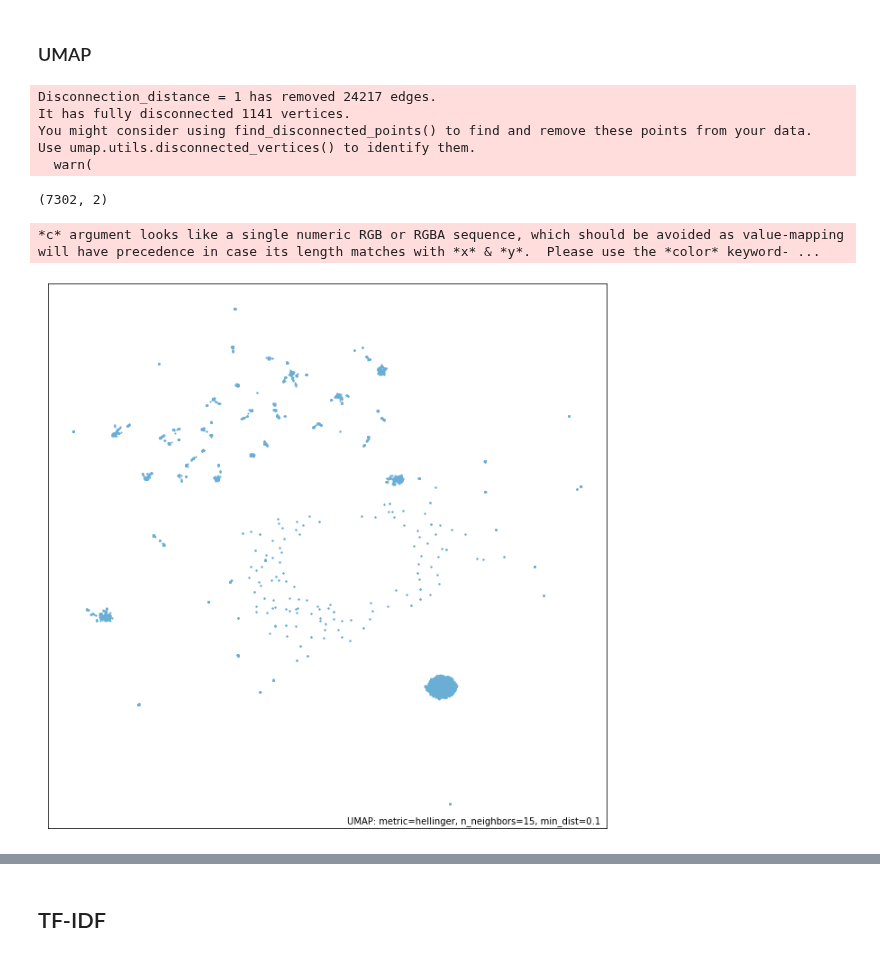
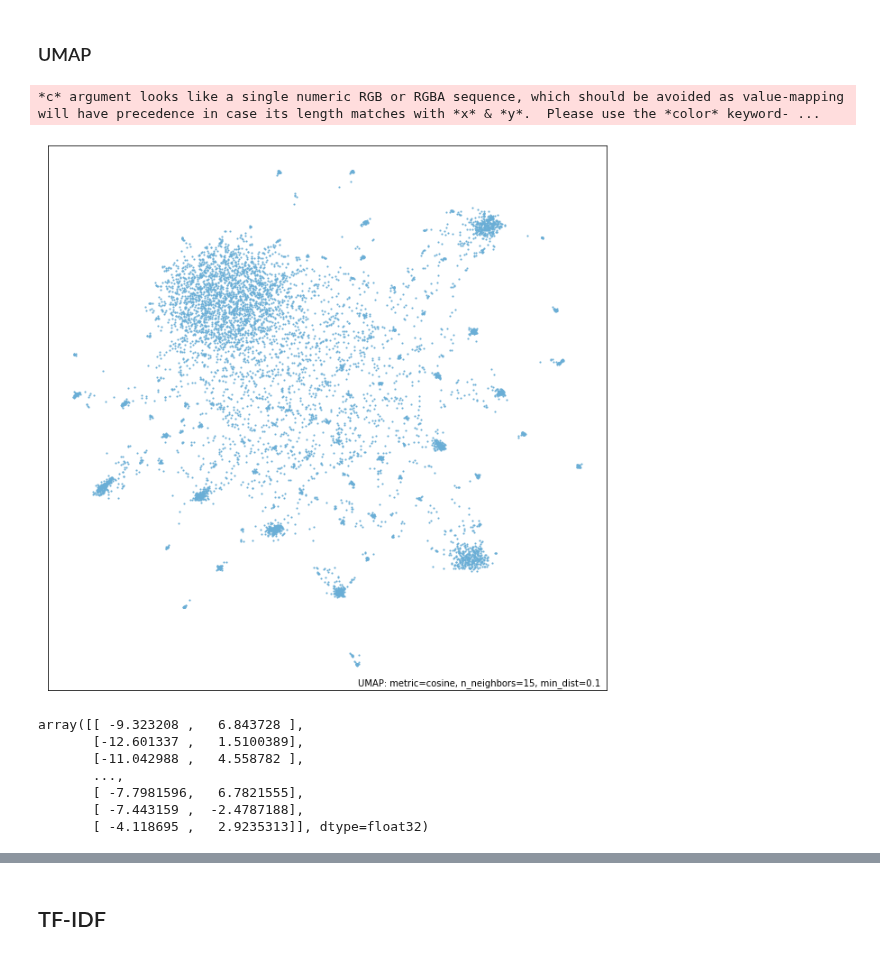
Before and after one commit to hanaCasey/BHVizData, a Jupyter notebook: exploration.ipynb, the cells around one changed output, grey strips where cells are left out. Saved outputs shown, nothing was run; the diff lists cells and outputs as text; code cells hidden in the pictures.

```diff
--- a/exploration.ipynb
+++ b/exploration.ipynb
@@ -98,19 +114,19 @@ import umap.plot
 # %%
-reducer = UMAP(n_components = 2, metric='hellinger')
+reducer = UMAP(random_state=42, n_components = 2, metric='cosine')
 
-embedding = reducer.fit(subject_doc_matrix)
+map = reducer.fit(subject_doc_matrix)
-# %% [output]
-Disconnection_distance = 1 has removed 24217 edges.
-It has fully disconnected 1141 vertices.
-You might consider using find_disconnected_points() to find and remove these points from your data.
-Use umap.utils.disconnected_vertices() to identify them.
-  warn(
-# %%
-embedding.embedding_.shape
-# %% [output]
-(7302, 2)
-# %%
-f = umap.plot.points(embedding)
-# %% [output]
-*c* argument looks like a single numeric RGB or RGBA sequence, which should be avoided as value-mapping will have precedence in case its length matches with *x* & *y*.  Please use the *color* keyword- ...
-[figure, removed]
+# %%
+f = umap.plot.points(map)
+# %% [output]
+*c* argument looks like a single numeric RGB or RGBA sequence, which should be avoided as value-mapping will have precedence in case its length matches with *x* & *y*.  Please use the *color* keyword- ...
+[figure, added]
+# %%
+map.embedding_
+# %% [output]
+array([[ -9.323208 ,   6.843728 ],
+       [-12.601337 ,   1.5100389],
+       [-11.042988 ,   4.558782 ],
+       ...,
+       [ -7.7981596,   6.7821555],
+       [ -7.443159 ,  -2.4787188],
+       [ -4.118695 ,   2.9235313]], dtype=float32)
```
Also changed, not shown: parts of 8 cells of this notebook, 1 other file.
